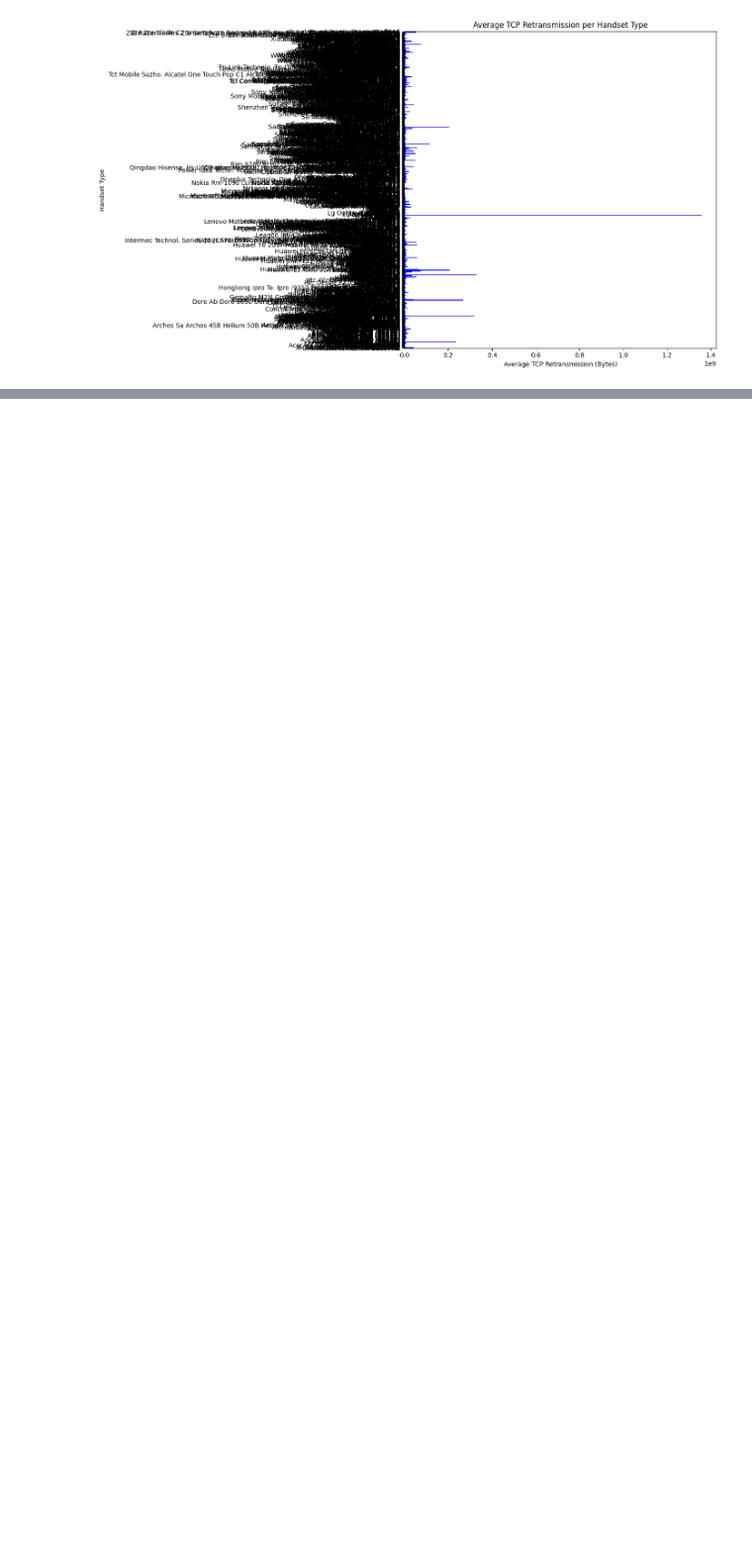
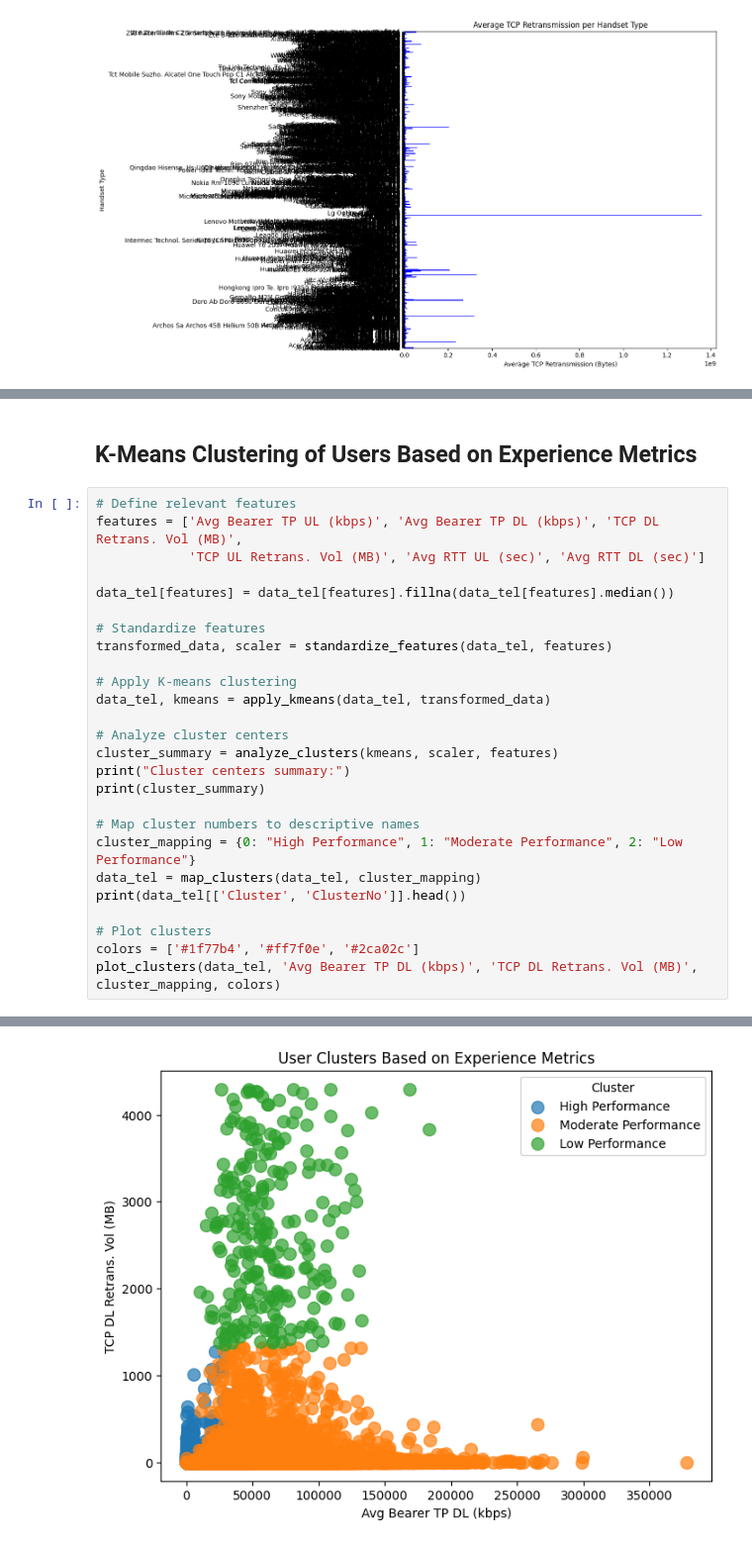
Before and after one commit to Elelanfik/Week_2, a Jupyter notebook: notebooks/Experience_Analytics.ipynb, the cells around one changed output, grey strips where cells are left out. Shown at 99% size. Saved outputs shown, nothing was run; the diff lists cells and outputs as text; blank space fills up the shorter version.

```diff
--- a/notebooks/Experience_Analytics.ipynb
+++ b/notebooks/Experience_Analytics.ipynb
@@ -181,0 +290,29 @@ Name: TCP DL Retrans. Vol (Bytes), Length: 1396, dtype: float64
+# %% [markdown]
+## K-Means Clustering of Users Based on Experience Metrics
+# %%
+# Define relevant features
+features = ['Avg Bearer TP UL (kbps)', 'Avg Bearer TP DL (kbps)', 'TCP DL Retrans. Vol (MB)',
+            'TCP UL Retrans. Vol (MB)', 'Avg RTT UL (sec)', 'Avg RTT DL (sec)']
+
+data_tel[features] = data_tel[features].fillna(data_tel[features].median())
+
+# Standardize features
+transformed_data, scaler = standardize_features(data_tel, features)
+
+# Apply K-means clustering
+data_tel, kmeans = apply_kmeans(data_tel, transformed_data)
+
+# Analyze cluster centers
+cluster_summary = analyze_clusters(kmeans, scaler, features)
+print("Cluster centers summary:")
+print(cluster_summary)
+
+# Map cluster numbers to descriptive names
+cluster_mapping = {0: "High Performance", 1: "Moderate Performance", 2: "Low Performance"}
+data_tel = map_clusters(data_tel, cluster_mapping)
+print(data_tel[['Cluster', 'ClusterNo']].head())
+
+# Plot clusters
+colors = ['#1f77b4', '#ff7f0e', '#2ca02c']
+plot_clusters(data_tel, 'Avg Bearer TP DL (kbps)', 'TCP DL Retrans. Vol (MB)', cluster_mapping, colors)
+# %% [output]
@@ -181,0 +335 @@ Name: TCP DL Retrans. Vol (Bytes), Length: 1396, dtype: float64
+[figure, added]
```
Also changed, not shown: parts of 6 cells of this notebook, 8 other files.
